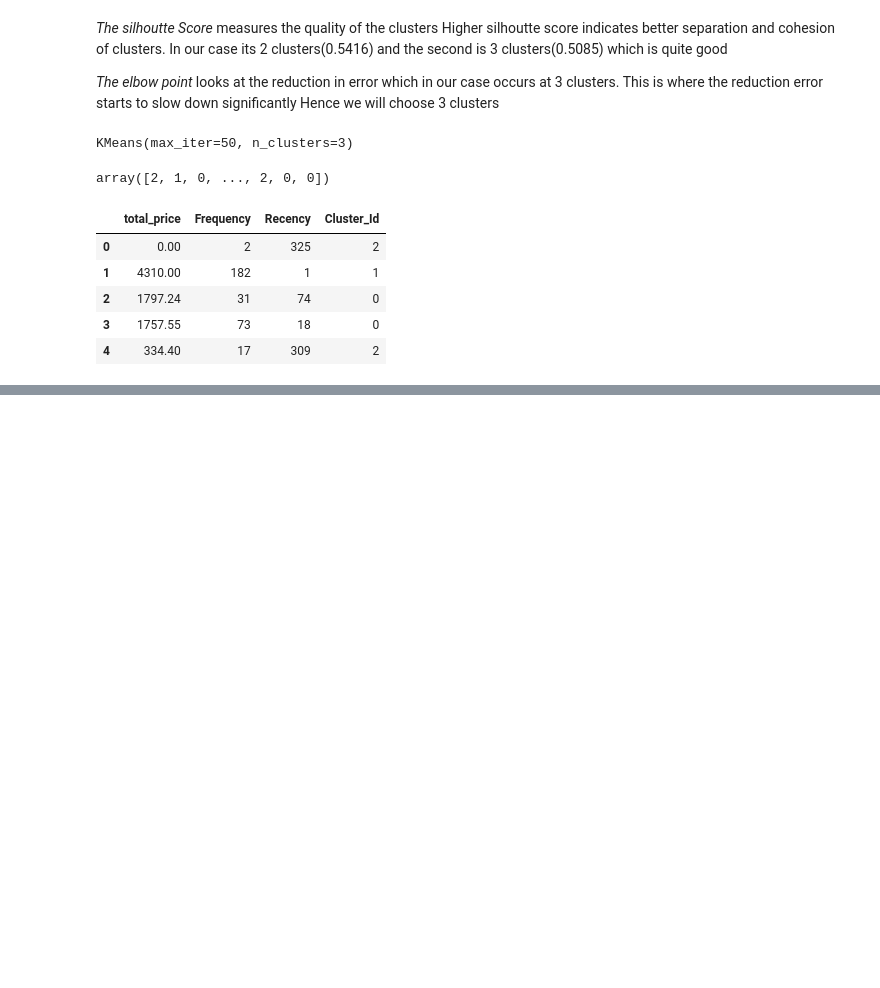
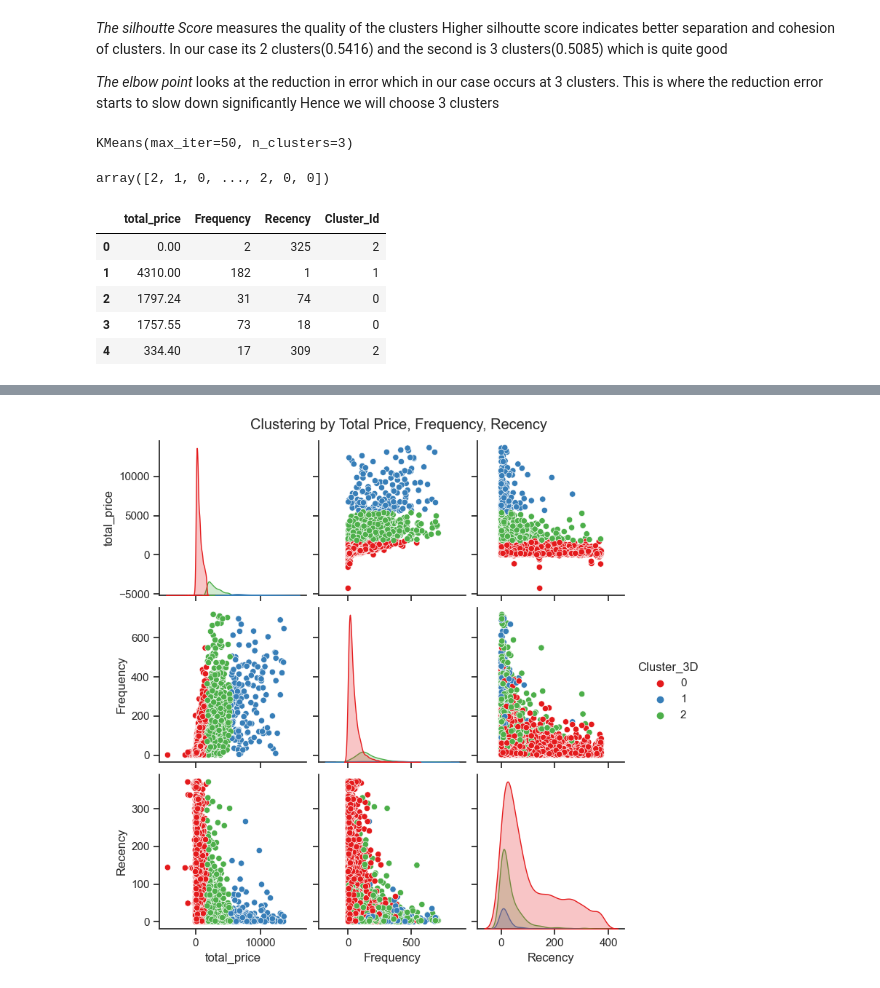
Before and after one commit to MuindeEsther/InternSavy-Projects, a Jupyter notebook: Task/data visualization.ipynb, the cells around one changed output, grey strips where cells are left out. Cells and saved outputs as stored; diff of their text form; code cells hidden in the pictures; blank space fills up the shorter version.

```diff
--- a/Task/data visualization.ipynb
+++ b/Task/data visualization.ipynb
@@ -436,0 +487,37 @@ ValueError: Value of 'color' is not the name of a column in 'data_frame'. Expect
+# %%
+# Selecting the two features for clustering
+clustering_data = rfm_df[['total_price', 'Frequency']]
+
+# Specify the number of clusters (e.g., 3)
+n_clusters = 3
+
+# Apply K-Means clustering
+kmeans = KMeans(n_clusters=n_clusters)
+rfm_df['Cluster_2D'] = kmeans.fit_predict(clustering_data)
+
+# Scatter plot
+fig = px.scatter(rfm_df, x='total_price', y='Frequency', color='Cluster_2D',
+                 title='Clustering by Total Price and Frequency',
+                 labels={'total_price':'Total Price', 'Frequency':'Frequency', 'Cluster_2D':'Cluster'})
+
+fig.update_layout(
+    xaxis=dict(title='Total Price', title_font=dict(size=14)),
+    yaxis=dict(title='Frequency', title_font=dict(size=14)),
+    width=800,
+    height=600
+)
+fig.show()
+# %%
+clustering_data = rfm_df[['total_price','Frequency', 'Recency']]
+
+# Apply K-Means clustering
+kmeans = KMeans(n_clusters=n_clusters)
+rfm_df['Cluster_3D'] = kmeans.fit_predict(clustering_data)
+
+# Scatter plot matrix
+sns.set(style="ticks")
+sns.pairplot(rfm_df, hue='Cluster_3D', vars=['total_price', 'Frequency', 'Recency'], palette='Set1')
+plt.suptitle('Clustering by Total Price, Frequency, Recency', y=1.02)
+plt.show()
+# %% [output]
+[figure, added]
```
Also changed, not shown: parts of 24 cells of this notebook.
